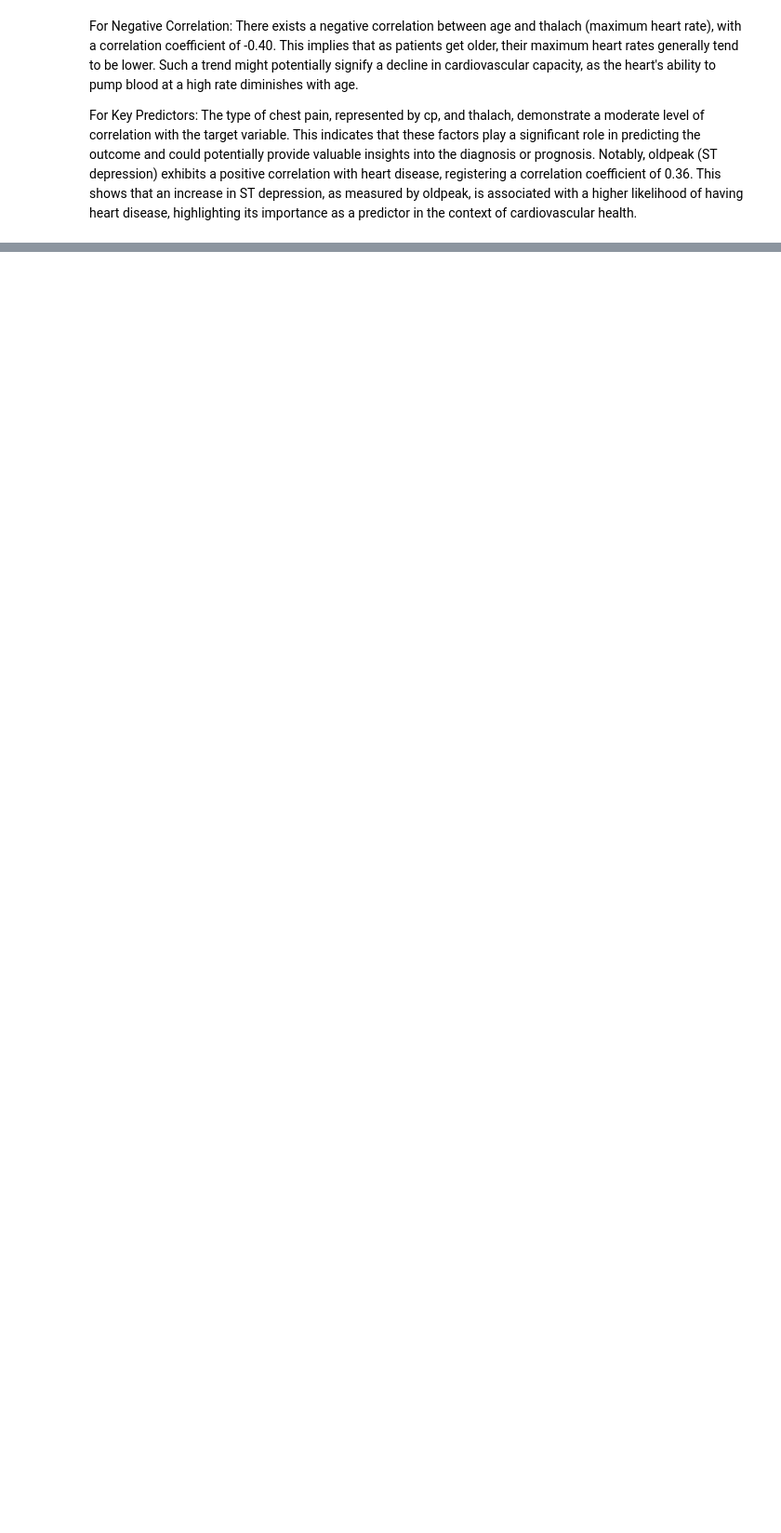
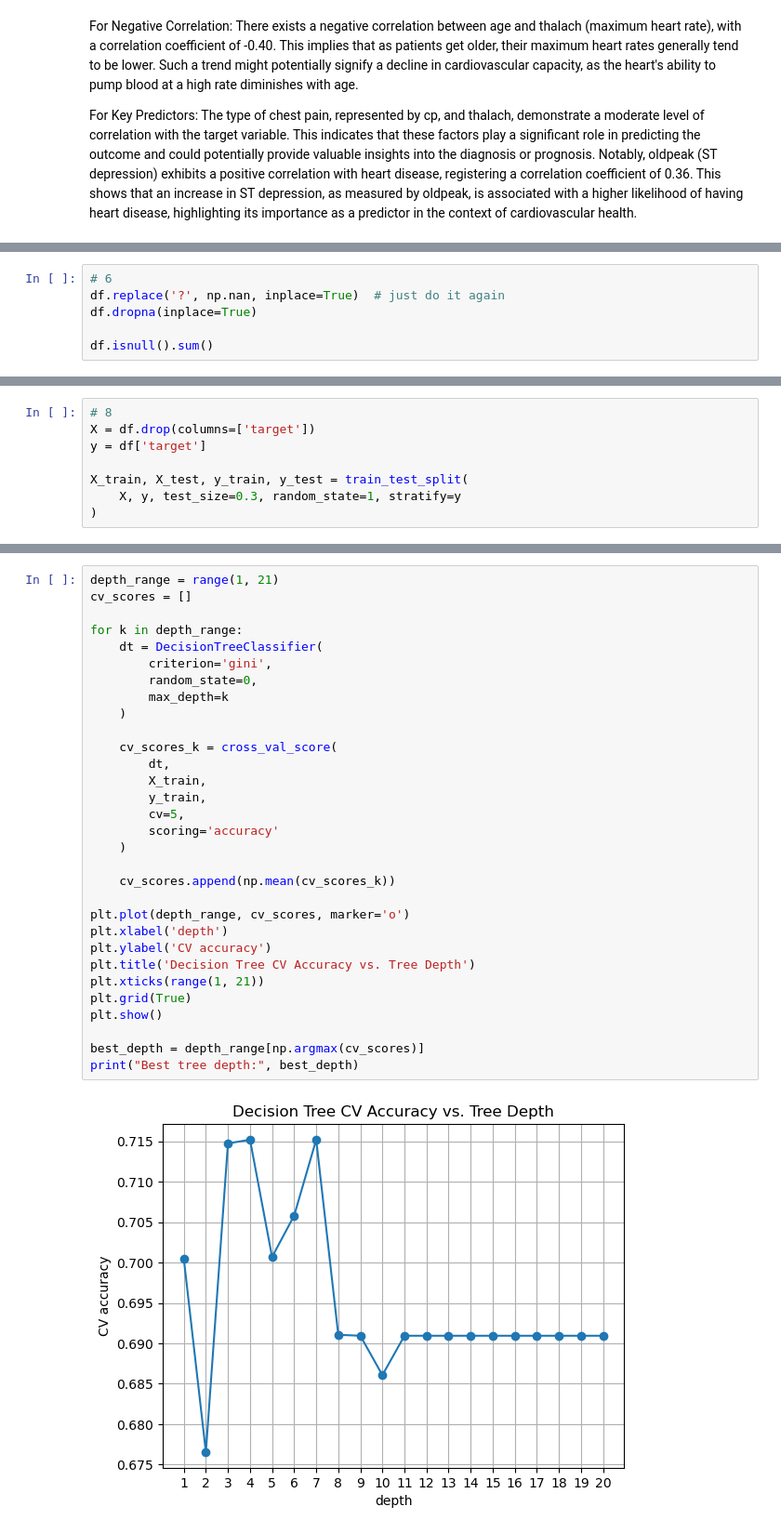
Before and after one commit to LeyuanShen/heart_disease_classification, a Jupyter notebook: assignment6.ipynb, the cells around one changed output, grey strips where cells are left out. Shown at 93% size. Cells and saved outputs as stored; diff of their text form; blank space fills up the shorter version.

```diff
--- a/assignment6.ipynb
+++ b/assignment6.ipynb
@@ -138,0 +152,6 @@ For Key Predictors: The type of chest pain, represented by cp, and thalach, demo
+# %%
+# 6
+df.replace('?', np.nan, inplace=True)  # just do it again
+df.dropna(inplace=True)
+
+df.isnull().sum()
@@ -138,0 +254,8 @@ For Key Predictors: The type of chest pain, represented by cp, and thalach, demo
+# %%
+# 8
+X = df.drop(columns=['target'])
+y = df['target']
+
+X_train, X_test, y_train, y_test = train_test_split(
+    X, y, test_size=0.3, random_state=1, stratify=y
+)
@@ -138,0 +293,33 @@ For Key Predictors: The type of chest pain, represented by cp, and thalach, demo
+# %%
+depth_range = range(1, 21)
+cv_scores = []
+
+for k in depth_range:
+    dt = DecisionTreeClassifier(
+        criterion='gini',
+        random_state=0,
+        max_depth=k
+    )
+
+    cv_scores_k = cross_val_score(
+        dt,
+        X_train,
+        y_train,
+        cv=5,
+        scoring='accuracy'
+    )
+
+    cv_scores.append(np.mean(cv_scores_k))
+
+plt.plot(depth_range, cv_scores, marker='o')
+plt.xlabel('depth')
+plt.ylabel('CV accuracy')
+plt.title('Decision Tree CV Accuracy vs. Tree Depth')
+plt.xticks(range(1, 21))
+plt.grid(True)
+plt.show()
+
+best_depth = depth_range[np.argmax(cv_scores)]
+print("Best tree depth:", best_depth)
+# %% [output]
+[figure, added]
```
Also changed, not shown: parts of 29 cells of this notebook, 1 other file.
